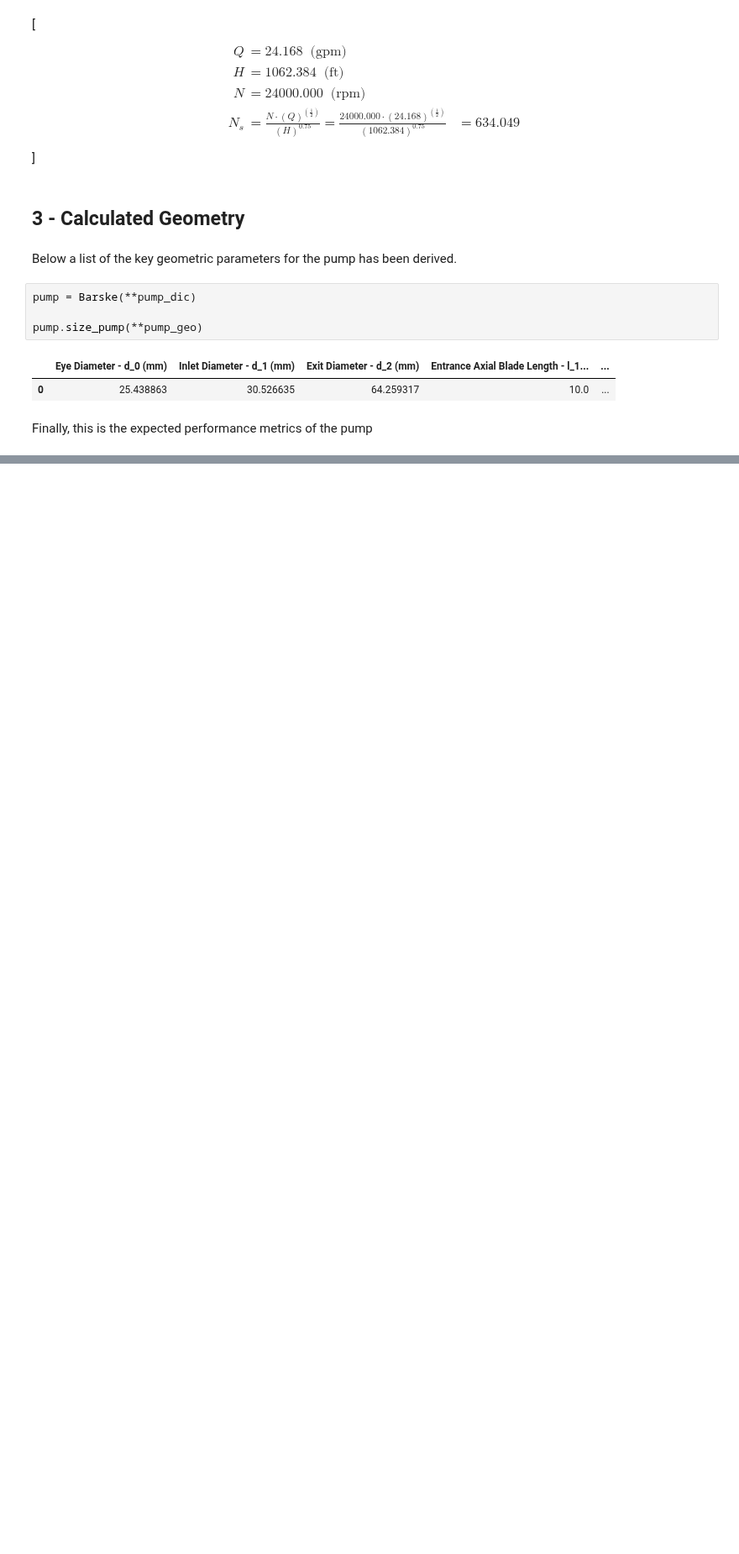
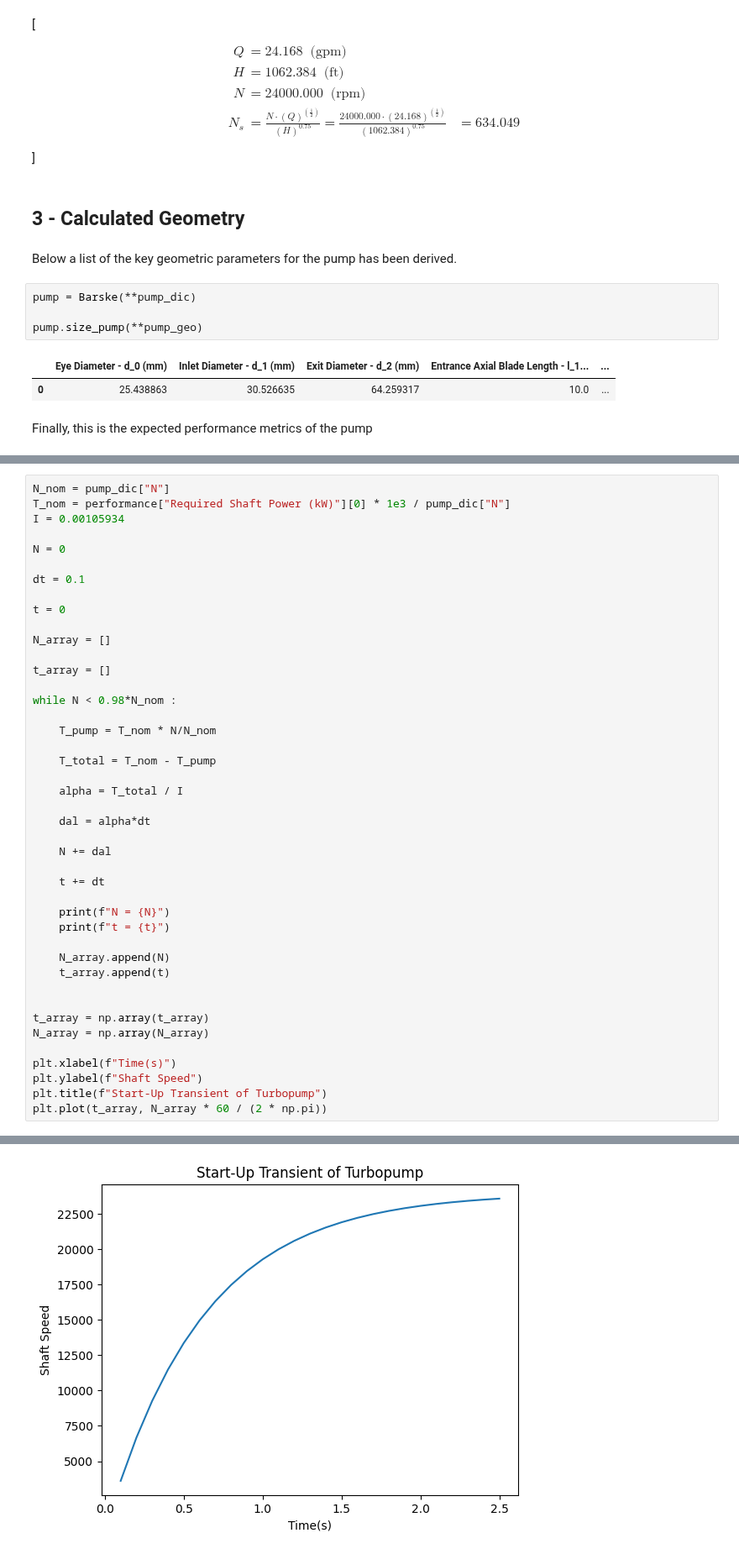
Before and after one commit to EliasAoubala/MermaidManBarnacleBoy, a Jupyter notebook: docs/fluidics/pump_design.ipynb, the cells around one changed output, grey strips where cells are left out. Shown at 84% size. Cells and saved outputs as stored; diff of their text form; blank space fills up the shorter version.

```diff
--- a/docs/fluidics/pump_design.ipynb
+++ b/docs/fluidics/pump_design.ipynb
@@ -265,0 +407,44 @@ pump.get_pump_performance(fluid=pump_geo["fluid"], m_dot=pump_dic["m_dot"], psi=
+# %%
+N_nom = pump_dic["N"]
+T_nom = performance["Required Shaft Power (kW)"][0] * 1e3 / pump_dic["N"]
+I = 0.00105934
+
+N = 0
+
+dt = 0.1
+
+t = 0
+
+N_array = []
+
+t_array = []
+
+while N < 0.98*N_nom :
+
+    T_pump = T_nom * N/N_nom
+
+    T_total = T_nom - T_pump
+
+    alpha = T_total / I
+
+    dal = alpha*dt
+
+    N += dal
+
+    t += dt
+
+    print(f"N = {N}")
+    print(f"t = {t}")
+
+    N_array.append(N)
+    t_array.append(t)
+
+
+t_array = np.array(t_array)
+N_array = np.array(N_array)
+
+plt.xlabel(f"Time(s)")
+plt.ylabel(f"Shaft Speed")
+plt.title(f"Start-Up Transient of Turbopump")
+plt.plot(t_array, N_array * 60 / (2 * np.pi))
+# %% [output]
@@ -265,0 +469 @@ pump.get_pump_performance(fluid=pump_geo["fluid"], m_dot=pump_dic["m_dot"], psi=
+[figure, added]
```
Also changed, not shown: parts of 18 cells of this notebook, 4 other files.
